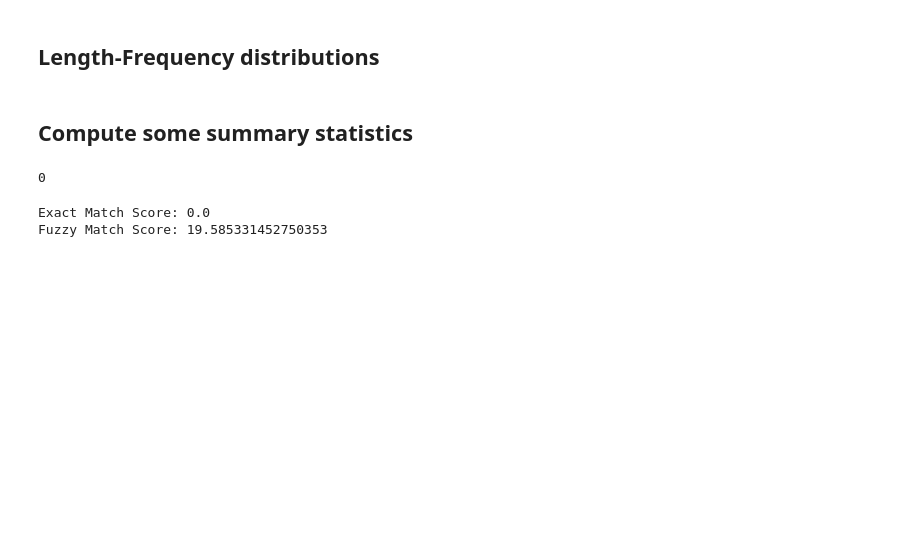
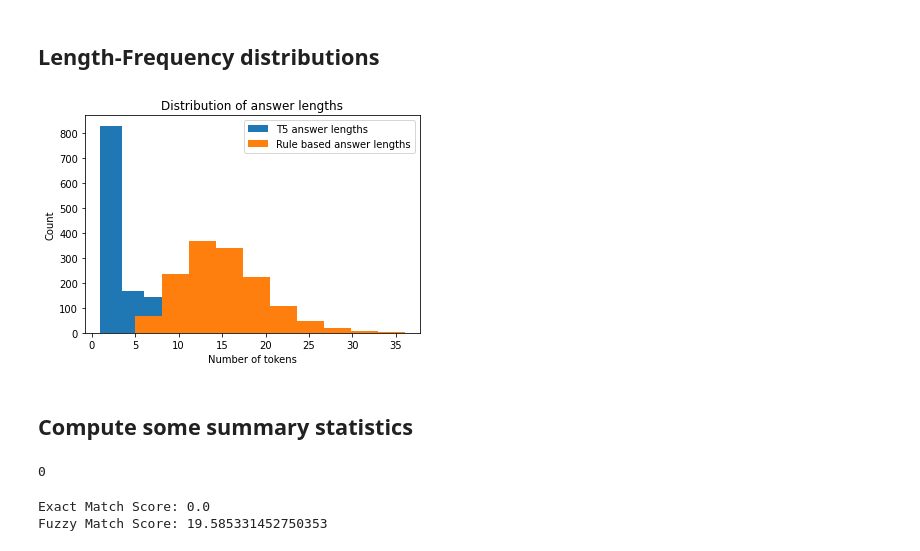
Before and after one commit to johntiger1/hugging-face-generation, a Jupyter notebook: Copy_of_t5_trivia.ipynb, the cells around one changed output. Cells and saved outputs as stored; diff of their text form; code cells hidden in the pictures; blank space fills up the shorter version.

```diff
--- a/Copy_of_t5_trivia.ipynb
+++ b/Copy_of_t5_trivia.ipynb
@@ -2066,4 +2039,17 @@ plt.savefig("Rule based answers")
 # %% [markdown]
 ## Length-Frequency distributions
 # %%
-lengths = [len(seq.split()) for seq in list_answers]
+transformer_lengths = [len(seq.split()) for seq in list_answers]
+rule_based_lengths = [len(valid_ans.split()) for valid_ans in valid_more_annotated_df["answer"].tolist()]
+# %%
+fig, ax = plt.subplots()
+ax.hist(transformer_lengths, label="T5 answer lengths")
+ax.hist(rule_based_lengths, label="Rule based answer lengths")
+ax.set_title("Distribution of answer lengths")
+ax.set_xlabel("Number of tokens")
+ax.set_ylabel("Count")
+
+ax.legend()
+plt.savefig("LengthDistributionComparison")
+# %% [output]
+[figure, added]
```
Also changed, not shown: parts of 16 cells of this notebook.
